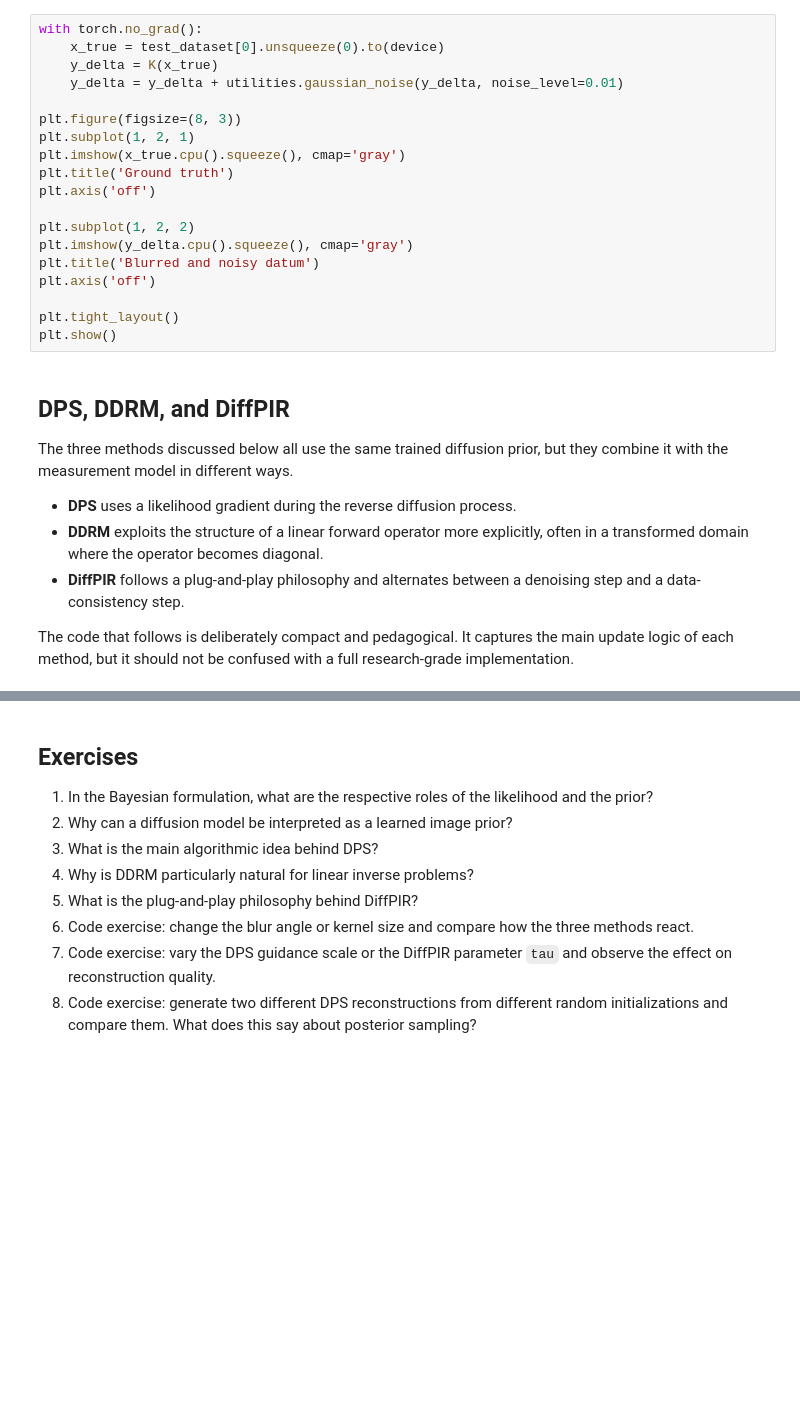
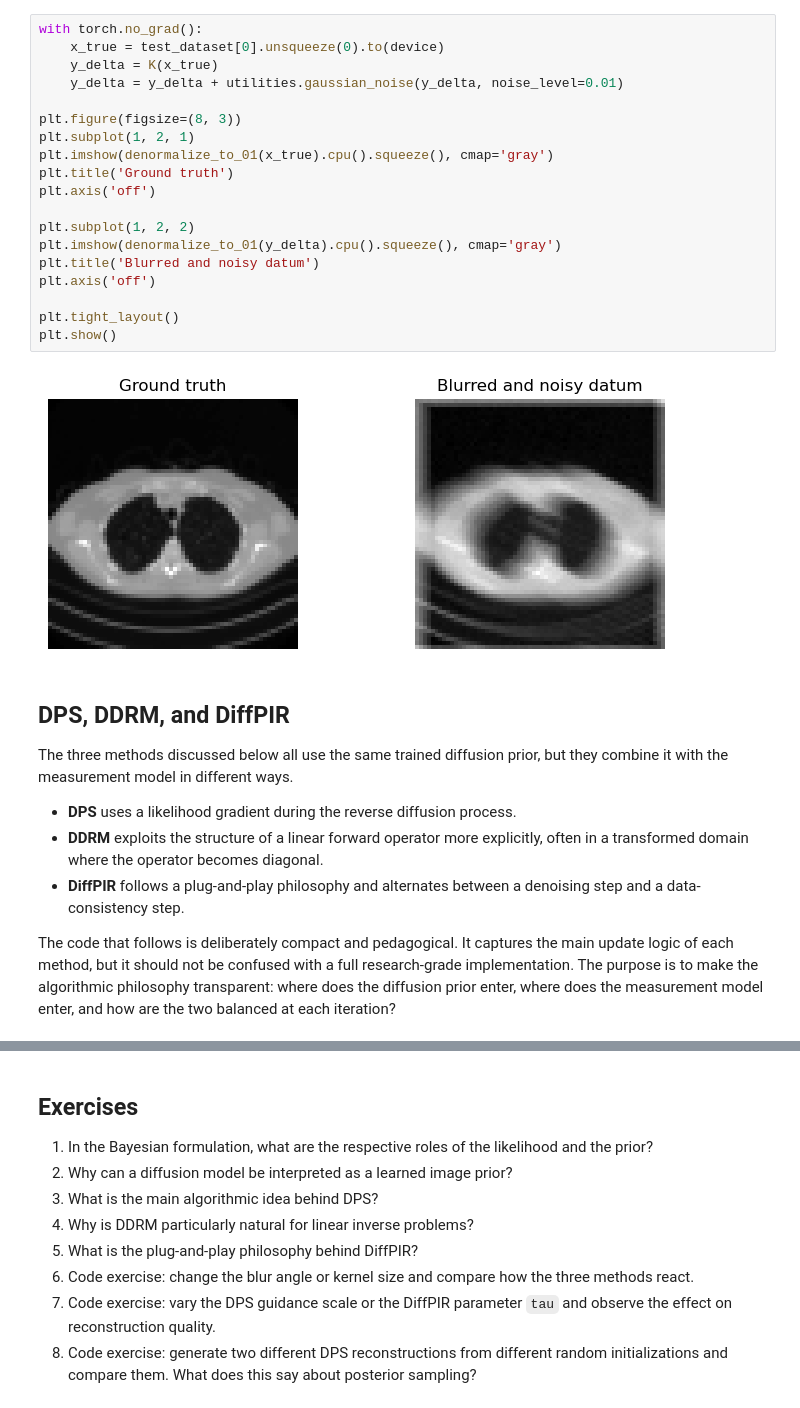
Before and after one commit to devangelista2/computational-imaging, a Jupyter notebook: 2025-26/_sources/generative/generative-inverse-problems.ipynb, the cells around one changed output, grey strips where cells are left out. Cells and saved outputs as stored; diff of their text form; blank space fills up the shorter version.

```diff
--- a/2025-26/_sources/generative/generative-inverse-problems.ipynb
+++ b/2025-26/_sources/generative/generative-inverse-problems.ipynb
@@ -182,22 +134,24 @@ print('Loaded diffusion weights from:', weights_path)
 # %%
 with torch.no_grad():
     x_true = test_dataset[0].unsqueeze(0).to(device)
     y_delta = K(x_true)
     y_delta = y_delta + utilities.gaussian_noise(y_delta, noise_level=0.01)
 
 plt.figure(figsize=(8, 3))
 plt.subplot(1, 2, 1)
-plt.imshow(x_true.cpu().squeeze(), cmap='gray')
+plt.imshow(denormalize_to_01(x_true).cpu().squeeze(), cmap='gray')
 plt.title('Ground truth')
 plt.axis('off')
 
 plt.subplot(1, 2, 2)
-plt.imshow(y_delta.cpu().squeeze(), cmap='gray')
+plt.imshow(denormalize_to_01(y_delta).cpu().squeeze(), cmap='gray')
 plt.title('Blurred and noisy datum')
 plt.axis('off')
 
 plt.tight_layout()
 plt.show()
+# %% [output]
+[figure, added]
 # %% [markdown]
 ## DPS, DDRM, and DiffPIR
 
@@ -207,7 +161,7 @@ The three methods discussed below all use the same trained diffusion prior, but
 - **DDRM** exploits the structure of a linear forward operator more explicitly, often in a transformed domain where the operator becomes diagonal.
 - **DiffPIR** follows a plug-and-play philosophy and alternates between a denoising step and a data-consistency step.
 
-The code that follows is deliberately compact and pedagogical. It captures the main update logic of each method, but it should not be confused with a full research-grade implementation.
+The code that follows is deliberately compact and pedagogical. It captures the main update logic of each method, but it should not be confused with a full research-grade implementation. The purpose is to make the algorithmic philosophy transparent: where does the diffusion prior enter, where does the measurement model enter, and how are the two balanced at each iteration?
 # %% [markdown]
 ### DPS: Diffusion Posterior Sampling
 
```
Also changed, not shown: parts of 13 cells of this notebook, 21 other files.
